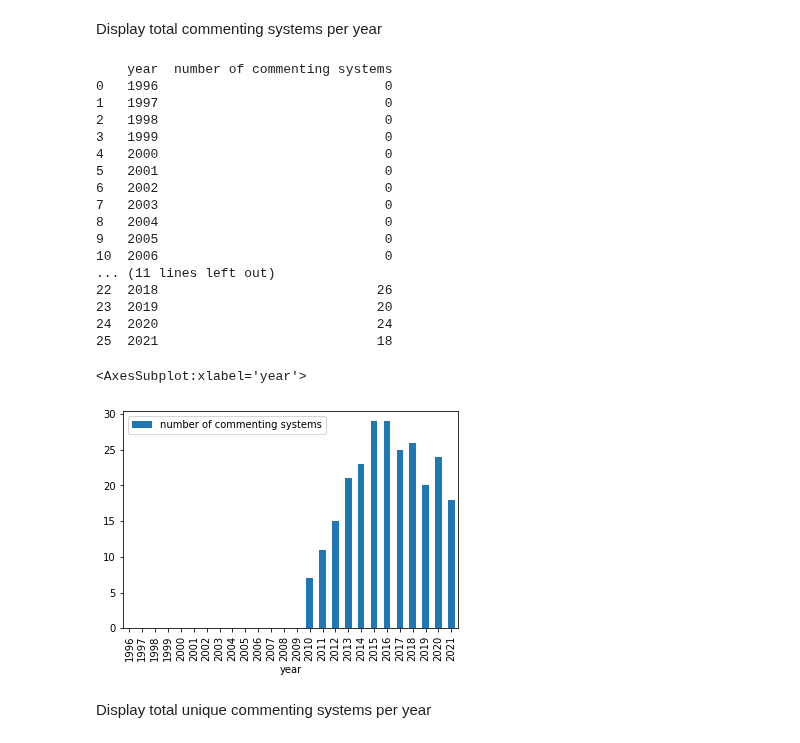
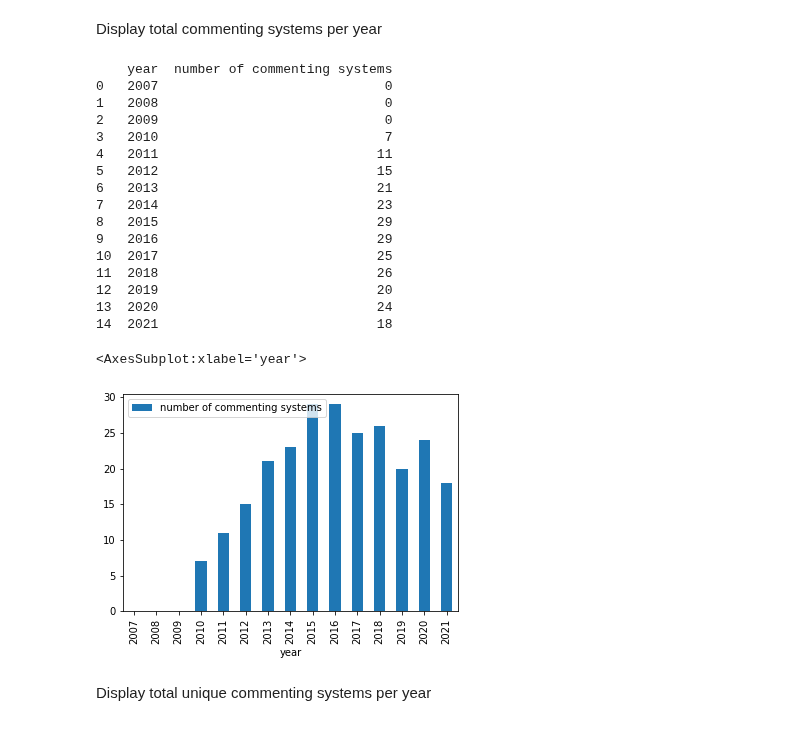
Before and after one commit to smootyboy/ARCH_News_Comments, a Jupyter notebook: Comment_Extraction.ipynb, the cells around one changed output. Cells and saved outputs as stored; diff of their text form; code cells hidden in the pictures.

```diff
--- a/Comment_Extraction.ipynb
+++ b/Comment_Extraction.ipynb
@@ -301,47 +301,46 @@ cnn.com uses  Disqus  in: [2010, 2011, 2012, 2013, 2014, 2015, 2016]
 # %% [markdown]
 Display total commenting systems per year
 # %%
-years = range(1996,2022)
+years = range(2007,2022)
 commenting_systems_per_year = pd.DataFrame(0,index=[list(years)], columns=["count"])
 
 for system in list(detection_patterns['Commenting system'].unique()):
     save_location = "data/"+Dataset +"/results/"+system+"-summary.csv"
     results = pd.read_csv(save_location)
     domains = list(results.domain.unique())
 
     #skip to next itteration if no domains found with system
     if domains == []:
         continue
 
     for domain in domains:
         years_in_system = list(results[results.domain == domain].year.unique())
         for year in years_in_system:
             commenting_systems_per_year.loc[year, 'count'] += 1
 
 commenting_systems_per_year = commenting_systems_per_year.reset_index(level=0)
 commenting_systems_per_year.columns = ["year", "number of commenting systems"]
 print(commenting_systems_per_year)
 commenting_systems_per_year.plot(x='year', kind = 'bar')
 # %% [output]
     year  number of commenting systems
-0   1996                             0
-1   1997                             0
-2   1998                             0
-3   1999                             0
-4   2000                             0
-5   2001                             0
-6   2002                             0
-7   2003                             0
-8   2004                             0
-9   2005                             0
-10  2006                             0
-... (11 lines left out)
-22  2018                            26
-23  2019                            20
-24  2020                            24
-25  2021                            18
+0   2007                             0
+1   2008                             0
+2   2009                             0
+3   2010                             7
+4   2011                            11
+5   2012                            15
+6   2013                            21
+7   2014                            23
+8   2015                            29
+9   2016                            29
+10  2017                            25
+11  2018                            26
+12  2019                            20
+13  2020                            24
+14  2021                            18
 <AxesSubplot:xlabel='year'>
-[figure, old version]
+[figure, new version]
 # %% [markdown]
 Display total unique commenting systems per year
 # %%
```
Also changed, not shown: parts of 8 cells of this notebook.
